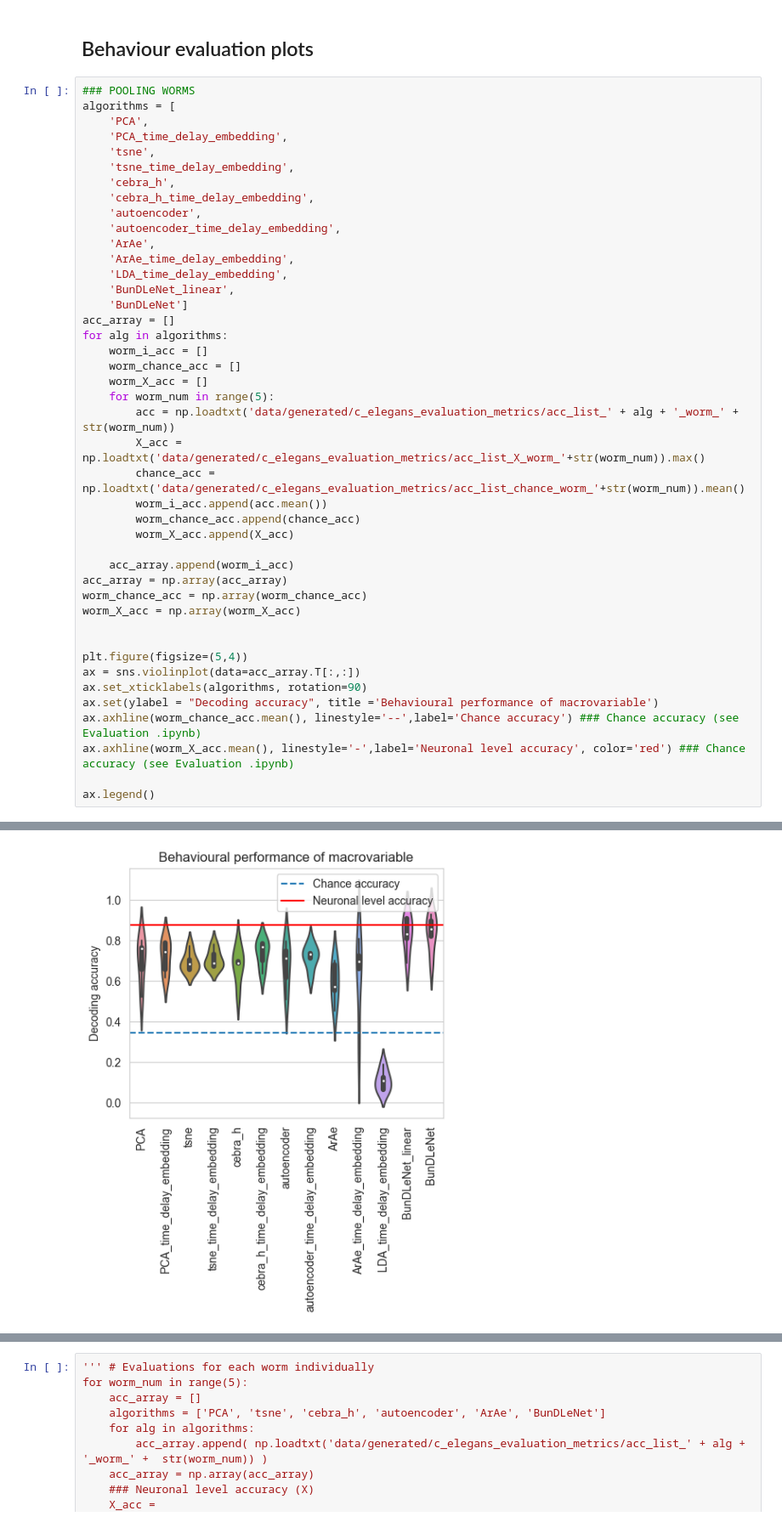
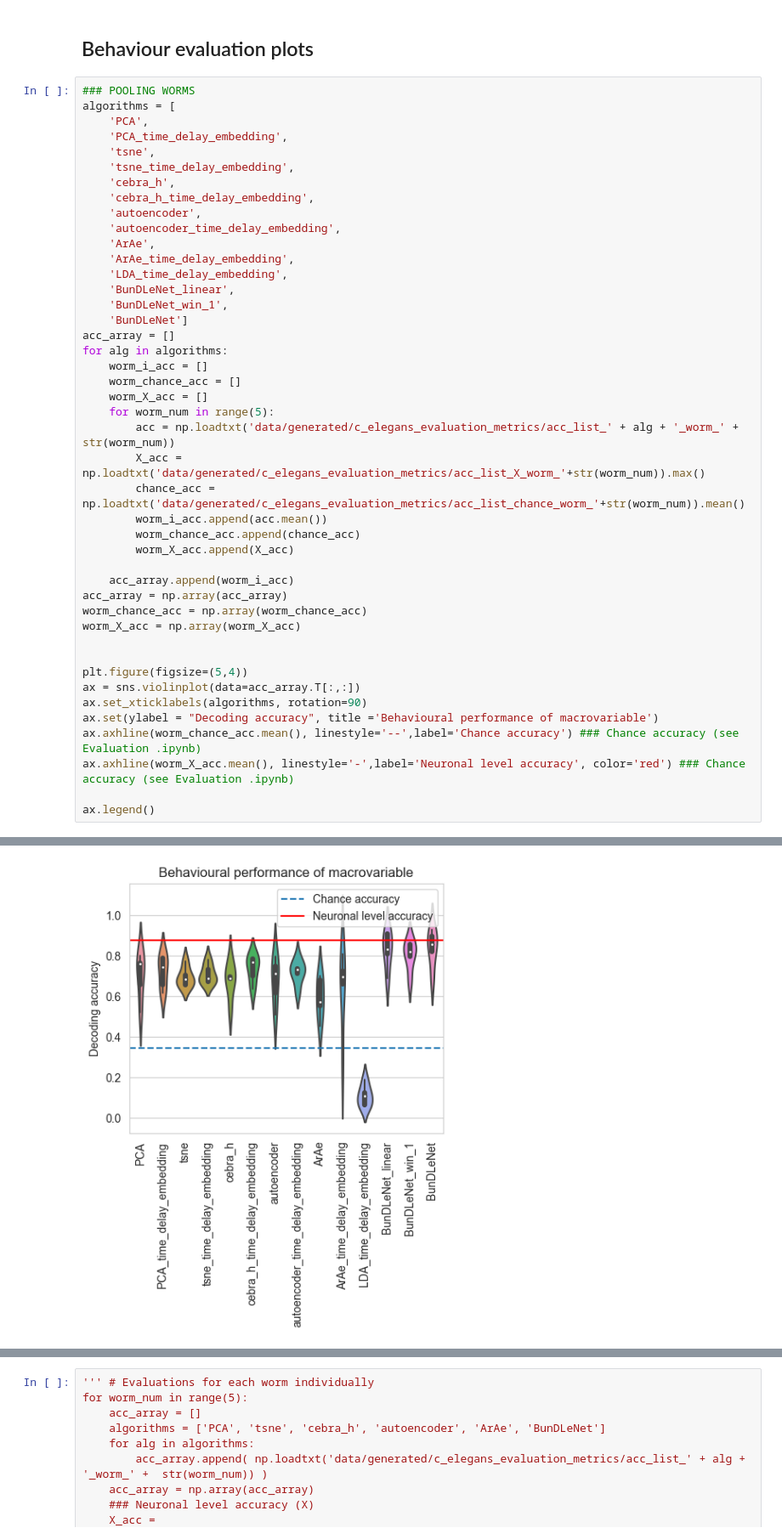
Before and after one commit to akshey-kumar/comparison-algorithms, a Jupyter notebook: c_elegans_embedding_evaluation/plotting_2.ipynb, the cells around one changed output, grey strips where cells are left out. Shown at 85% size. Saved outputs shown, nothing was run; the diff lists cells and outputs as text.

```diff
--- a/c_elegans_embedding_evaluation/plotting_2.ipynb
+++ b/c_elegans_embedding_evaluation/plotting_2.ipynb
@@ -26,37 +26,38 @@ algorithms = [
     'ArAe_time_delay_embedding',
     'LDA_time_delay_embedding',
     'BunDLeNet_linear',
+    'BunDLeNet_win_1',
     'BunDLeNet']
 acc_array = []
 for alg in algorithms:
     worm_i_acc = []
     worm_chance_acc = []
     worm_X_acc = []
     for worm_num in range(5):
         acc = np.loadtxt('data/generated/c_elegans_evaluation_metrics/acc_list_' + alg + '_worm_' +  str(worm_num))
         X_acc = np.loadtxt('data/generated/c_elegans_evaluation_metrics/acc_list_X_worm_'+str(worm_num)).max()
         chance_acc = np.loadtxt('data/generated/c_elegans_evaluation_metrics/acc_list_chance_worm_'+str(worm_num)).mean()
         worm_i_acc.append(acc.mean())
         worm_chance_acc.append(chance_acc)
         worm_X_acc.append(X_acc)
 
     acc_array.append(worm_i_acc)
 acc_array = np.array(acc_array)
 worm_chance_acc = np.array(worm_chance_acc)
 worm_X_acc = np.array(worm_X_acc)
 
 
 plt.figure(figsize=(5,4))
 ax = sns.violinplot(data=acc_array.T[:,:])
 ax.set_xticklabels(algorithms, rotation=90)
 ax.set(ylabel = "Decoding accuracy", title ='Behavioural performance of macrovariable')
 ax.axhline(worm_chance_acc.mean(), linestyle='--',label='Chance accuracy') ### Chance accuracy (see Evaluation .ipynb)
 ax.axhline(worm_X_acc.mean(), linestyle='-',label='Neuronal level accuracy', color='red') ### Chance accuracy (see Evaluation .ipynb)
 
 ax.legend()
 # %% [output]
 <matplotlib.legend.Legend at 0x...>
-[figure, old version]
+[figure, new version]
 # %%
 sns.set_style("whitegrid")
 color_palette = sns.color_palette("Set3")
```
Also changed, not shown: parts of 3 cells of this notebook, 51 other files.
